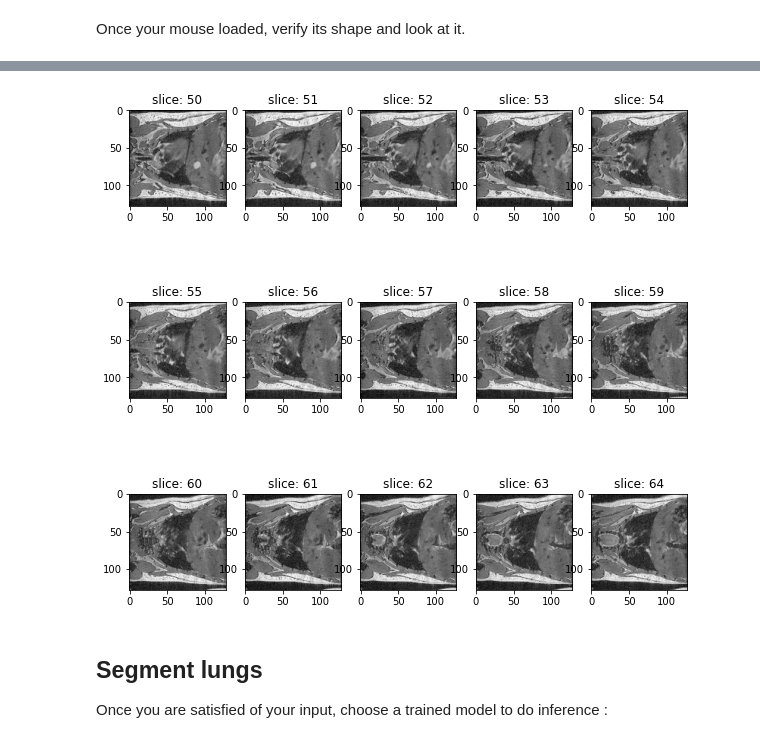
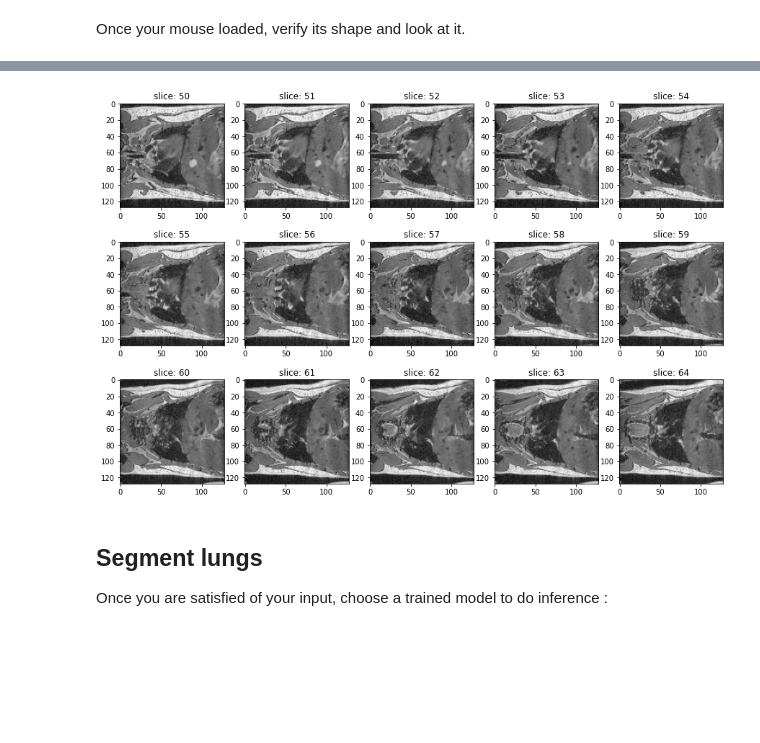
Before and after one commit to cbib/DeepMeta, a Jupyter notebook: examples/run_inference.ipynb, the cells around one changed output, grey strips where cells are left out. Cells and saved outputs as stored; diff of their text form; code cells hidden in the pictures; blank space fills up the shorter version.

```diff
--- a/examples/run_inference.ipynb
+++ b/examples/run_inference.ipynb
@@ -24,19 +27,19 @@ print(np.shape(mouse))
 # %%
-fig = plt.figure(figsize=(10,10))
+fig = plt.figure(figsize=(15,10))
 columns = 5
 rows = 3
 
 # ax enables access to manipulate each of subplots
 ax = []
 
 for i in range(columns*rows):
     img = mouse[50+i]
     ax.append( fig.add_subplot(rows, columns, i+1) )
     ax[-1].set_title("slice: "+str(50+i))
     plt.imshow(img, cmap="gray")
 plt.show()
 # %% [output]
-[figure, old version]
+[figure, new version]
 # %% [markdown]
 ## Segment lungs
 Once you are satisfied of your input, choose a trained model to do inference :
```
Also changed, not shown: parts of 15 cells of this notebook.
